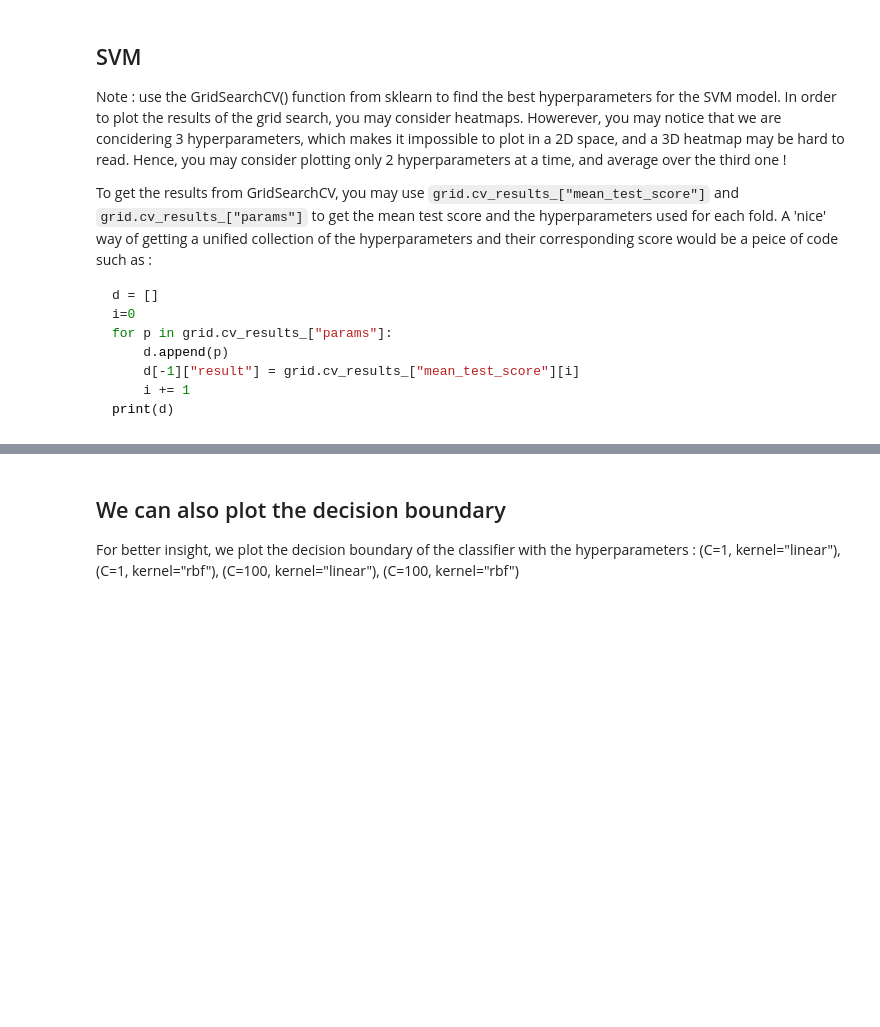
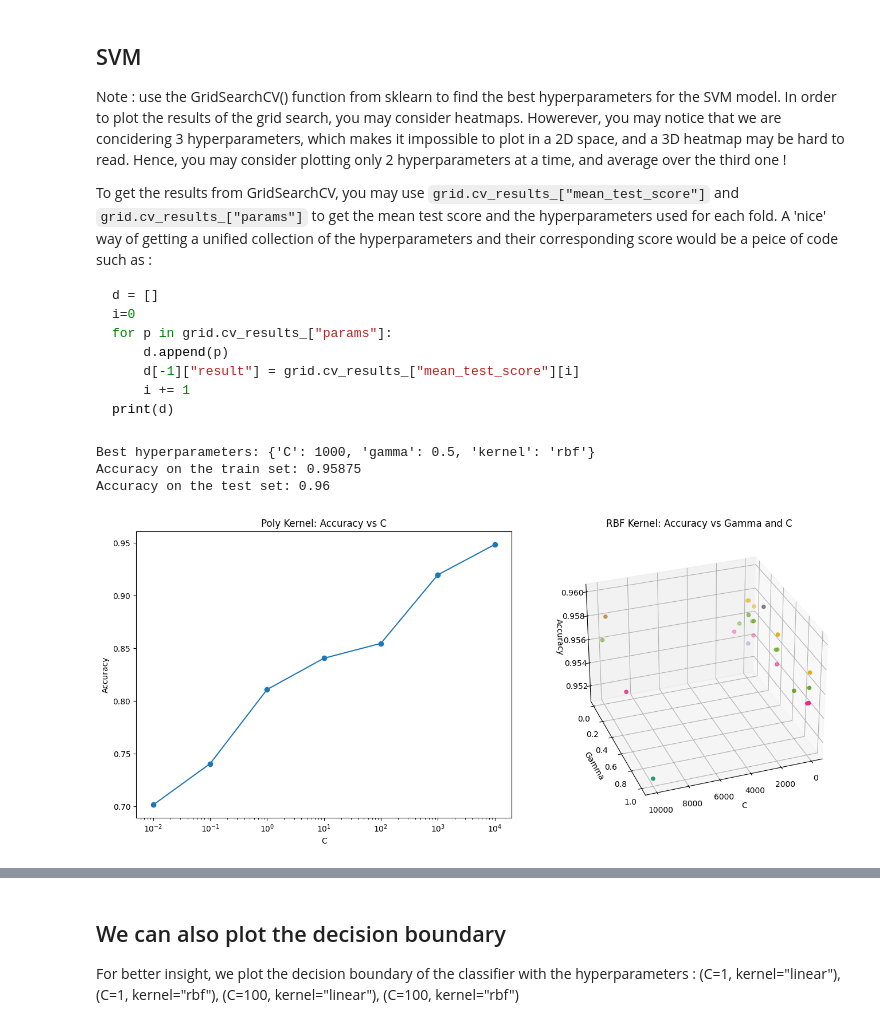
Before and after one commit to ChelsyMena/svm-classification, a Jupyter notebook: example_notebook.ipynb, the cells around one changed output, grey strips where cells are left out. Cells and saved outputs as stored; diff of their text form; code cells hidden in the pictures; blank space fills up the shorter version.

````diff
--- a/example_notebook.ipynb
+++ b/example_notebook.ipynb
@@ -62,8 +72,17 @@ print(d)
 ```
 # %%
 # We tune the hyperparameters : C, kernel, gamma
+param_grid = {
+	'kernel': ['poly', 'rbf'],
+	'gamma': [0.01, 0.1, 0.5, 1],
+	'C': [0.01, 0.1, 1, 10, 100, 1000, 10000],
+}
+
 # We make a classifier
+clf = svm.SVC()
+
 # We make a grid search using GridSearchCV()
+grid_search = GridSearchCV(clf, param_grid, cv=5)
 
 # Note: the cross-validation behind GridSearchCV automatically splits the data into
 # training and validation sets for each fold. It trains the model on the training set and
@@ -74,8 +93,65 @@ print(d)
 # performance across all folds. This helps in finding the optimal hyperparameters for the
 # Support Vector Machine model without manually trying each combination.
 
+# We train it
+grid_search.fit(train[:, :2], train[:, 2])
 
-# We train it
-# We plot the accuracy as a function of the hyper parameters. Thinks of a 'smart' way of plotting it.
 # We print the best hyperparameters
+print('Best hyperparameters:', grid_search.best_params_)
+
 # We select the best model and print the accuracy on the test set
+print('Accuracy on the train set:', grid_search.best_estimator_.score(train[:, :2], train[:, 2]))
+print('Accuracy on the test set:', grid_search.best_estimator_.score(test[:, :2], test[:, 2]))
+# %% [output]
+Best hyperparameters: {'C': 1000, 'gamma': 0.5, 'kernel': 'rbf'}
+Accuracy on the train set: 0.95875
+Accuracy on the test set: 0.96
+# %%
+from mpl_toolkits.mplot3d import Axes3D
+
+# Extract the results from the grid search
+results = grid_search.cv_results_
+
+# Convert results to a DataFrame
+results_df = pandas.DataFrame(results['params'])
+results_df['mean_test_score'] = results['mean_test_score']
+
+# Separate the results for the 'poly' and 'rbf' kernels
+poly_results_df = results_df[results_df['kernel'] == 'poly']
+rbf_results_df = results_df[results_df['kernel'] == 'rbf']
+
+# Group by 'C' and calculate the mean accuracy for the 'poly' kernel
+poly_grouped = poly_results_df.groupby('C')['mean_test_score'].mean().reset_index()
+poly_C = poly_grouped['C']
+poly_results = poly_grouped['mean_test_score']
+
+# Group by 'C' and 'gamma' and calculate the mean accuracy for the 'rbf' kernel
+rbf_grouped = rbf_results_df.groupby(['C', 'gamma'])['mean_test_score'].mean().reset_index()
+rbf_C = rbf_grouped['C']
+rbf_gamma = rbf_grouped['gamma']
+rbf_results = rbf_grouped['mean_test_score']
+
+# Create the subplots
+fig = plt.figure(figsize=(14, 6))
+
+# Plot the poly kernel results
+ax1 = fig.add_subplot(121)
+ax1.plot(poly_C, poly_results, marker='o')
+ax1.set_xscale('log')
+ax1.set_xlabel('C')
+ax1.set_ylabel('Accuracy')
+ax1.set_title('Poly Kernel: Accuracy vs C')
+
+# Plot the rbf kernel results
+ax2 = fig.add_subplot(122, projection='3d')
+ax2.scatter(rbf_C, rbf_gamma, rbf_results, c=rbf_results, cmap='Dark2')
+ax2.view_init(elev=30, azim=70)
+ax2.set_xlabel('C')
+ax2.set_ylabel('Gamma')
+ax2.set_zlabel('Accuracy')
+ax2.set_title('RBF Kernel: Accuracy vs Gamma and C')
+
+plt.tight_layout()
+plt.show();
+# %% [output]
+[figure, added]
````
Also changed, not shown: parts of 3 cells of this notebook.
